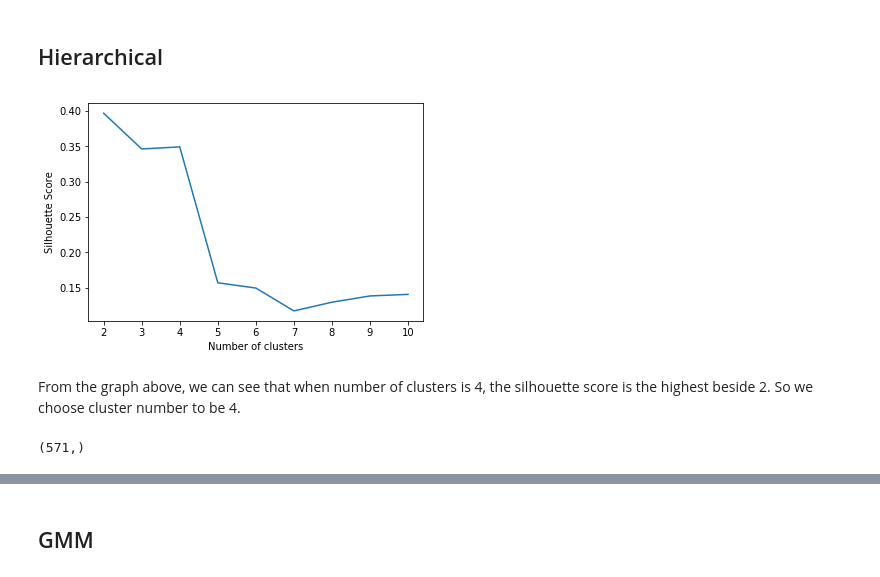
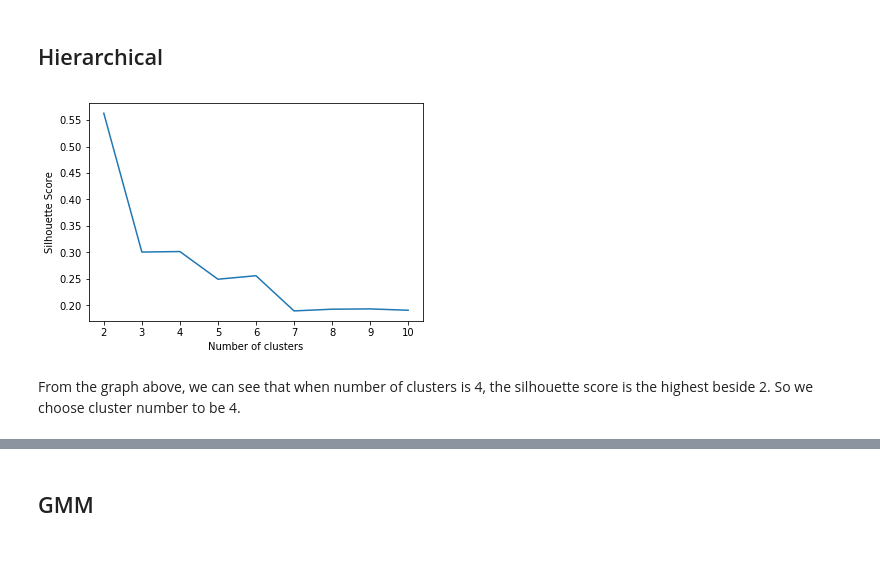
Before and after one commit to lingyigu/acas, a Jupyter notebook: src/03-Clustering.ipynb, the cells around one changed output, grey strips where cells are left out. Drawn from its saved outputs; the diff is of its cells as text; code cells hidden in the pictures.

```diff
--- a/src/03-Clustering.ipynb
+++ b/src/03-Clustering.ipynb
@@ -109,8 +92,6 @@ dfnorm.head()
 # %%
-dfloc = pd.DataFrame(scale(new_report[['Distance', 'Altitude']]), columns=['Distance', 'Altitude'])
+dfloc = pd.DataFrame(scale(report[['Distance', 'Altitude']]), columns=['Distance', 'Altitude'])
 df_features = dfloc.join(dfnorm)
-df_features['Distance'] = df_features['Distance'].apply(lambda x: x * 1)
-df_features['Altitude'] = df_features['Altitude'].apply(lambda x: x * 1)
 df_features.to_csv('03-lsa.csv')
 df_features.head()
 # %% [output]
@@ -180,12 +142,11 @@ evaluate_clusters(df_features, 15)
 # %% [markdown]
 From the graph above, we can see that the error reach below 800 after 6 clusters and does not have a huge change after this number. Therefore, we choose 5 as the optimal number of clusters.
 # %%
-k = 4
+k = 6
 kmeans = KMeans(n_clusters=k, init='k-means++', n_init=1)
 kmeans.fit_predict(df_features)
 Kcentroids = kmeans.cluster_centers_
 Klabels = kmeans.labels_
 Kerror = kmeans.inertia_
-print(Klabels.shape)
 print("The total error of the clustering is: {}.".format(Kerror))
 # %% [output]
@@ -212,0 +232,5 @@ def find_report(cluster_num):
+# %%
+new_features['Distance'] = new_features['Distance'].apply(lambda x: x * 3)
+new_features['Altitude'] = new_features['Altitude'].apply(lambda x: x * 3)
+print(new_features.shape)
+new_features.head()
@@ -213,4 +246,22 @@ def find_report(cluster_num):
 # %%
+# Re-run k-means++ after excluding the outliers
+k = 6
+kmeans = KMeans(n_clusters=k, init='k-means++', n_init=1)
+kmeans.fit_predict(new_features)
+Kcentroids = kmeans.cluster_centers_
+Klabels = kmeans.labels_
+Kerror = kmeans.inertia_
+print("The total error of the clustering is: {}.".format(Kerror))
+
+Kasc_order_centroids = kmeans.cluster_centers_.argsort()#[:, ::-1]
+Korder_centroids = Kasc_order_centroids[:,::-1]
+Korder_centroids = np.array([[x - 2 for x in row if (x - 2) >= 0] for row in Korder_centroids]) # remove locations
+
+Kcluster_names = []
+for i in range(k):
+    label = [components[ind] for ind in Korder_centroids[i, :2]]
+    Kcluster_names.append(label)
+
 # Plot k-means++
 plt.figure(figsize=(15, 15))
 cmap = plt.get_cmap('Spectral')
@@ -247,30 +296,26 @@ Observation:
 ## Hierarchical
 # %%
 # Find the optimal number of clusters
-
-Z = hierarchy.linkage(df_features, method='ward')
+Z = hierarchy.linkage(new_features, method='ward')
 max_clusters = 10
 s = np.zeros(max_clusters+1)
 
 for k in range(2,max_clusters+1):
     clusters = hierarchy.fcluster(Z, k, criterion='maxclust')
-    s[k] = metrics.silhouette_score(df_features,clusters,metric='euclidean')
+    s[k] = metrics.silhouette_score(new_features,clusters,metric='euclidean')
 
 plt.plot(range(2,len(s)),s[2:])
 plt.xlabel('Number of clusters')
 plt.ylabel('Silhouette Score')
 plt.show()
 # %% [output]
-[figure, old version]
+[figure, new version]
 # %% [markdown]
 From the graph above, we can see that when number of clusters is 4, the silhouette score is the highest beside 2. So we choose cluster number to be 4.
 # %%
-k = 4
-euclidean = AgglomerativeClustering(n_clusters=k, linkage='ward', affinity='euclidean').fit(df_features)
+k = 6
+euclidean = AgglomerativeClustering(n_clusters=k, linkage='ward', affinity='euclidean').fit(new_features)
 Hlabels = euclidean.labels_
-print(Hlabels.shape)
-# %% [output]
-(571,)
 # %%
 # Find centroids for each cluster
 def find_centroids(k, label):
```
Also changed, not shown: parts of 25 cells of this notebook, 1 other file.
